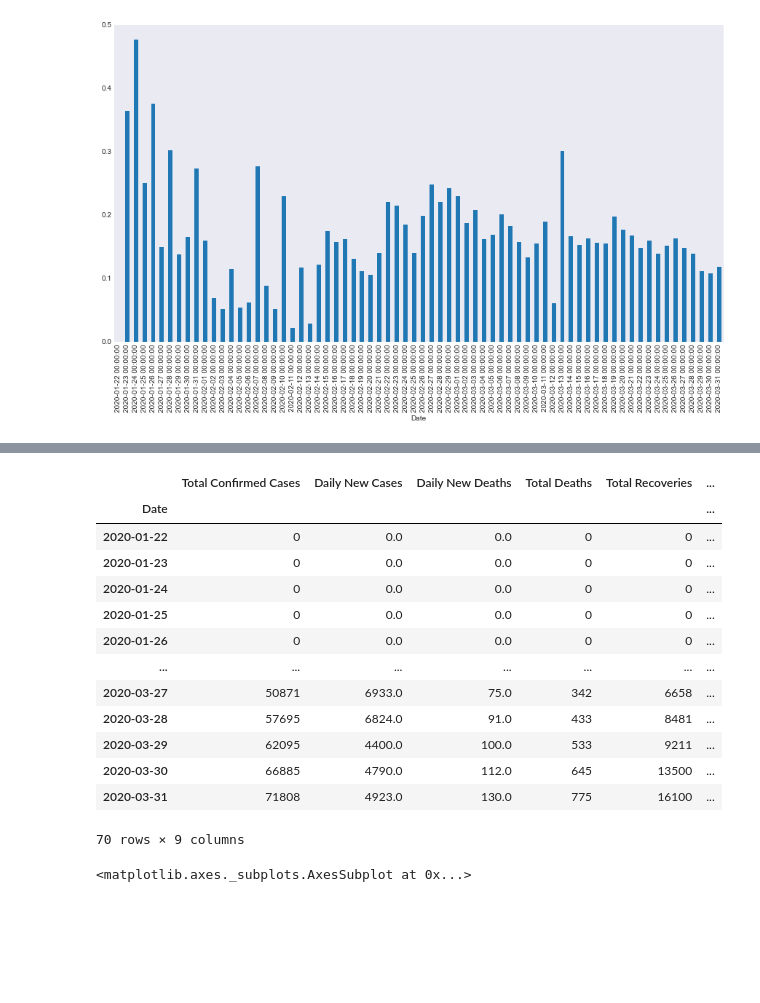
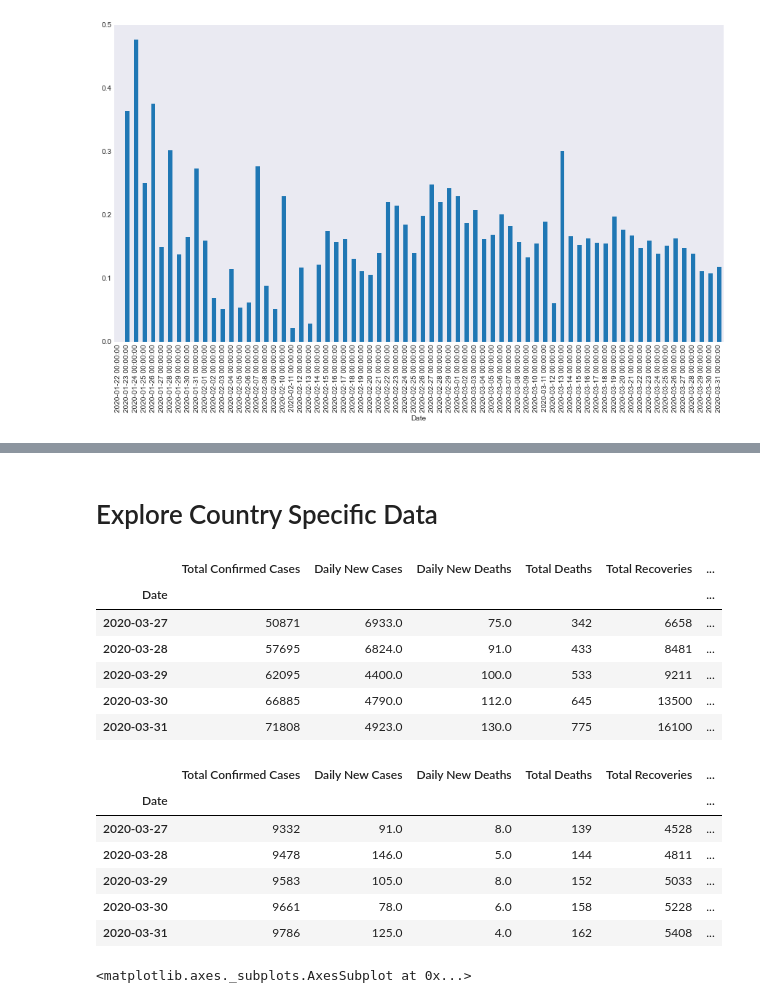
Before and after one commit to JakobRohrhirsch/COVID-19-JHU-CSSE-Analysis, a Jupyter notebook: COVID-19 Analysis.ipynb, the cells around one changed output, grey strips where cells are left out. Drawn from its saved outputs; the diff is of its cells as text; code cells hidden in the pictures; blank space fills up the shorter version.

Commit message:
Some more analysis for South Korea

```diff
--- a/COVID-19 Analysis.ipynb
+++ b/COVID-19 Analysis.ipynb
@@ -204,21 +124,27 @@ fig.update_layout(showlegend=False,title = 'Total Confirmed Cases')
+# %% [markdown]
+# Explore Country Specific Data
 # %%
 germany = CountryConsolidated.loc['Germany'].copy()
-germany
+germany.tail()
 # %% [output]
 |  | Total Confirmed Cases | Daily New Cases | Daily New Deaths | Total Deaths | Total Recoveries | ... |
 | Date |  |  |  |  |  | ... |
-| 2020-01-22 | 0 | 0.0 | 0.0 | 0 | 0 | ... |
-| 2020-01-23 | 0 | 0.0 | 0.0 | 0 | 0 | ... |
-| 2020-01-24 | 0 | 0.0 | 0.0 | 0 | 0 | ... |
-| 2020-01-25 | 0 | 0.0 | 0.0 | 0 | 0 | ... |
-| 2020-01-26 | 0 | 0.0 | 0.0 | 0 | 0 | ... |
-| ... | ... | ... | ... | ... | ... | ... |
 | 2020-03-27 | 50871 | 6933.0 | 75.0 | 342 | 6658 | ... |
 | 2020-03-28 | 57695 | 6824.0 | 91.0 | 433 | 8481 | ... |
 | 2020-03-29 | 62095 | 4400.0 | 100.0 | 533 | 9211 | ... |
 | 2020-03-30 | 66885 | 4790.0 | 112.0 | 645 | 13500 | ... |
 | 2020-03-31 | 71808 | 4923.0 | 130.0 | 775 | 16100 | ... |
-70 rows × 9 columns
+# %%
+south_korea = CountryConsolidated.loc['Korea, South'].copy()
+south_korea.tail()
+# %% [output]
+|  | Total Confirmed Cases | Daily New Cases | Daily New Deaths | Total Deaths | Total Recoveries | ... |
+| Date |  |  |  |  |  | ... |
+| 2020-03-27 | 9332 | 91.0 | 8.0 | 139 | 4528 | ... |
+| 2020-03-28 | 9478 | 146.0 | 5.0 | 144 | 4811 | ... |
+| 2020-03-29 | 9583 | 105.0 | 8.0 | 152 | 5033 | ... |
+| 2020-03-30 | 9661 | 78.0 | 6.0 | 158 | 5228 | ... |
+| 2020-03-31 | 9786 | 125.0 | 4.0 | 162 | 5408 | ... |
 # %%
 germany['Total Confirmed Cases'].iloc[-35:].plot.bar()
 # %% [output]
```
Also changed, not shown: parts of 18 cells of this notebook.
